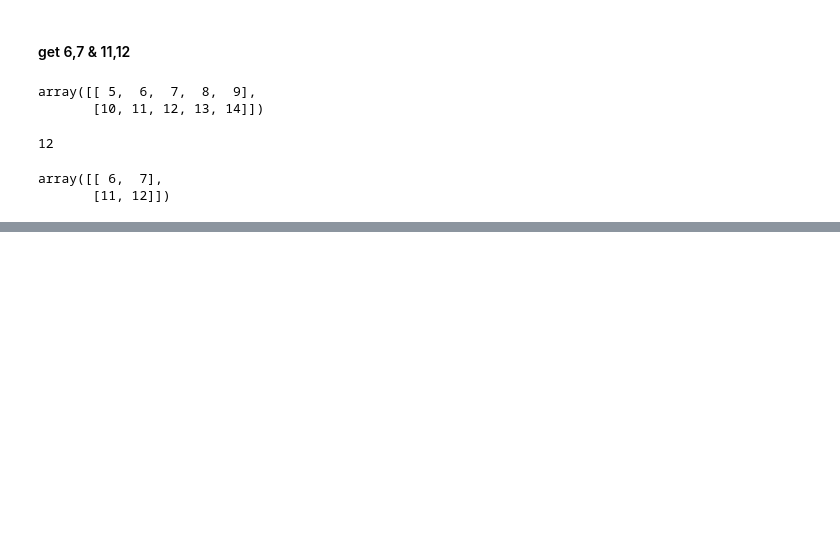
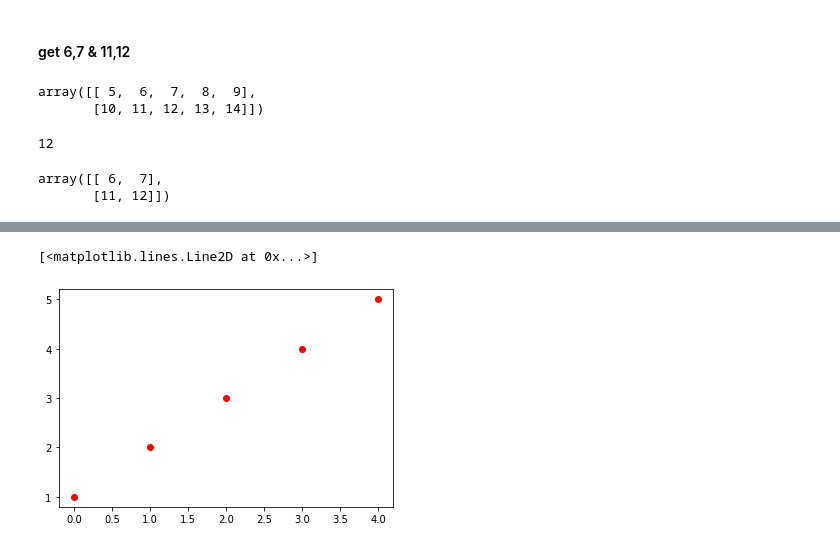
Before and after one commit to liangming1225/pythonclass, a Jupyter notebook: python20220829.ipynb, the cells around one changed output, grey strips where cells are left out. Drawn from its saved outputs; the diff is of its cells as text; code cells hidden in the pictures; blank space fills up the shorter version.

```diff
--- a/python20220829.ipynb
+++ b/python20220829.ipynb
@@ -708,0 +738,5 @@ array([[ 6,  7],
+# %%
+plt.plot(x, 'ro')
+# %% [output]
+[<matplotlib.lines.Line2D at 0x...>]
+[figure, added]
```
Also changed, not shown: parts of 15 cells of this notebook.
